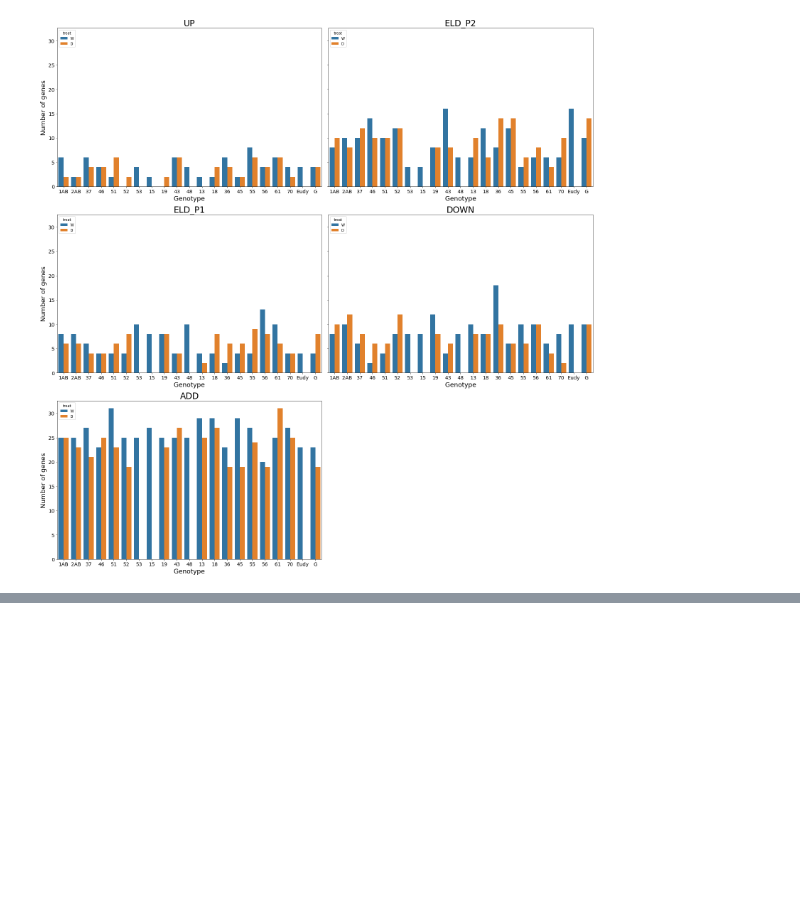
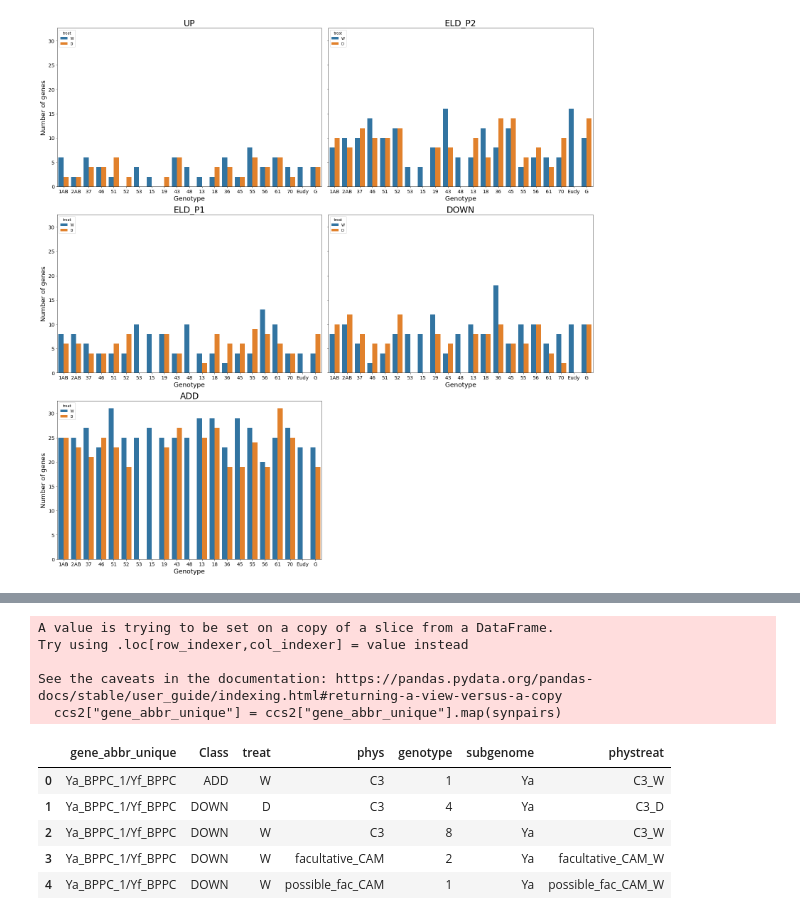
Before and after one commit to achpardo/yucca-genomics, a Jupyter notebook: differential_expression/expression_partitioning_downstream/hybridexpress_top30pct_partitioning_results.ipynb, the cells around one changed output, grey strips where cells are left out. Cells and saved outputs as stored; diff of their text form; code cells hidden in the pictures; blank space fills up the shorter version.

```diff
--- a/differential_expression/expression_partitioning_downstream/hybridexpress_top30pct_partitioning_results.ipynb
+++ b/differential_expression/expression_partitioning_downstream/hybridexpress_top30pct_partitioning_results.ipynb
@@ -396,0 +409,5 @@ plt.savefig("./top30pct_figures/top30_ncamgenes_gttreat_class.svg",dpi=200,bbox_
+# %%
+cam_class_sum = camres.groupby(["gene_abbr_unique","Class","phys","treat"]).count().reset_index()[["gene_abbr_unique",
+                                                                                                   "Class","treat",
+                                                                                                   "phys","genotype"]]
+cam_class_sum.head()
@@ -396,0 +421,4 @@ plt.savefig("./top30pct_figures/top30_ncamgenes_gttreat_class.svg",dpi=200,bbox_
+# %%
+# add subgenome column
+cam_class_sum["subgenome"] = cam_class_sum["gene_abbr_unique"].str.split("_").str[0]
+cam_class_sum.head()
@@ -396,0 +499,15 @@ plt.savefig("./top30pct_figures/top30_ncamgenes_gttreat_class.svg",dpi=200,bbox_
+# %%
+# actually: because of the use of reciprocal syntelogs, plotting by both subgenomes is not necessary, as the data will be identical.
+
+# just plot all 5 classes for a single subgenome set - but first: make a dict renaming the Ya gene names to the
+## correct reciprocal syntelog pairings
+synpairs = {}
+for i in camsyn["syntelogID"].unique():
+    df = camsyn[camsyn["syntelogID"]==i]
+    for j in df["gene_abbr_unique"]:
+        if j.startswith("Ya"):
+            jya = j
+        else:
+            jyf = j
+    synpairs[jya] = jya+"/"+jyf
+synpairs
@@ -396,0 +536,16 @@ plt.savefig("./top30pct_figures/top30_ncamgenes_gttreat_class.svg",dpi=200,bbox_
+# %%
+ccs2 = cam_class_sum[cam_class_sum["subgenome"]=="Ya"]
+ccs2["gene_abbr_unique"] = ccs2["gene_abbr_unique"].map(synpairs)
+ccs2.head()
+# %% [output]
+A value is trying to be set on a copy of a slice from a DataFrame.
+Try using .loc[row_indexer,col_indexer] = value instead
+
+See the caveats in the documentation: https://pandas.pydata.org/pandas-docs/stable/user_guide/indexing.html#returning-a-view-versus-a-copy
+  ccs2["gene_abbr_unique"] = ccs2["gene_abbr_unique"].map(synpairs)
+|  | gene_abbr_unique | Class | treat | phys | genotype | subgenome | phystreat |
+| 0 | Ya_BPPC_1/Yf_BPPC | ADD | W | C3 | 1 | Ya | C3_W |
+| 1 | Ya_BPPC_1/Yf_BPPC | DOWN | D | C3 | 4 | Ya | C3_D |
+| 2 | Ya_BPPC_1/Yf_BPPC | DOWN | W | C3 | 8 | Ya | C3_W |
+| 3 | Ya_BPPC_1/Yf_BPPC | DOWN | W | facultative_CAM | 2 | Ya | facultative_CAM_W |
+| 4 | Ya_BPPC_1/Yf_BPPC | DOWN | W | possible_fac_CAM | 1 | Ya | possible_fac_CAM_W |
```
Also changed, not shown: parts of 30 cells of this notebook.
